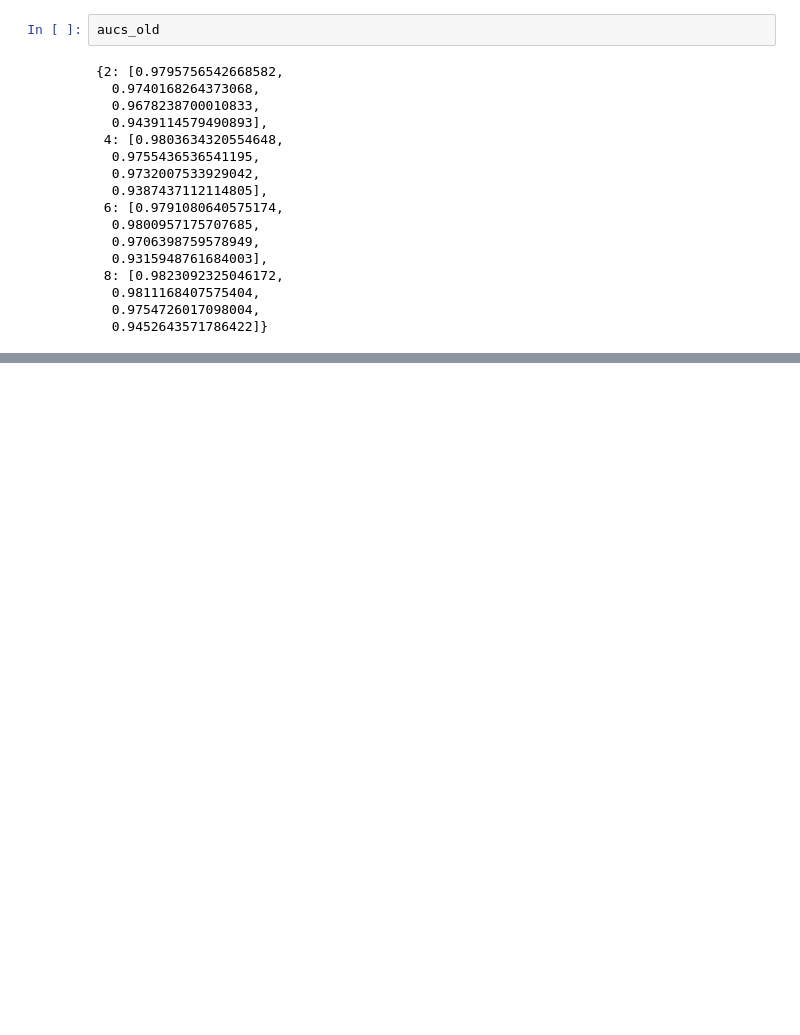
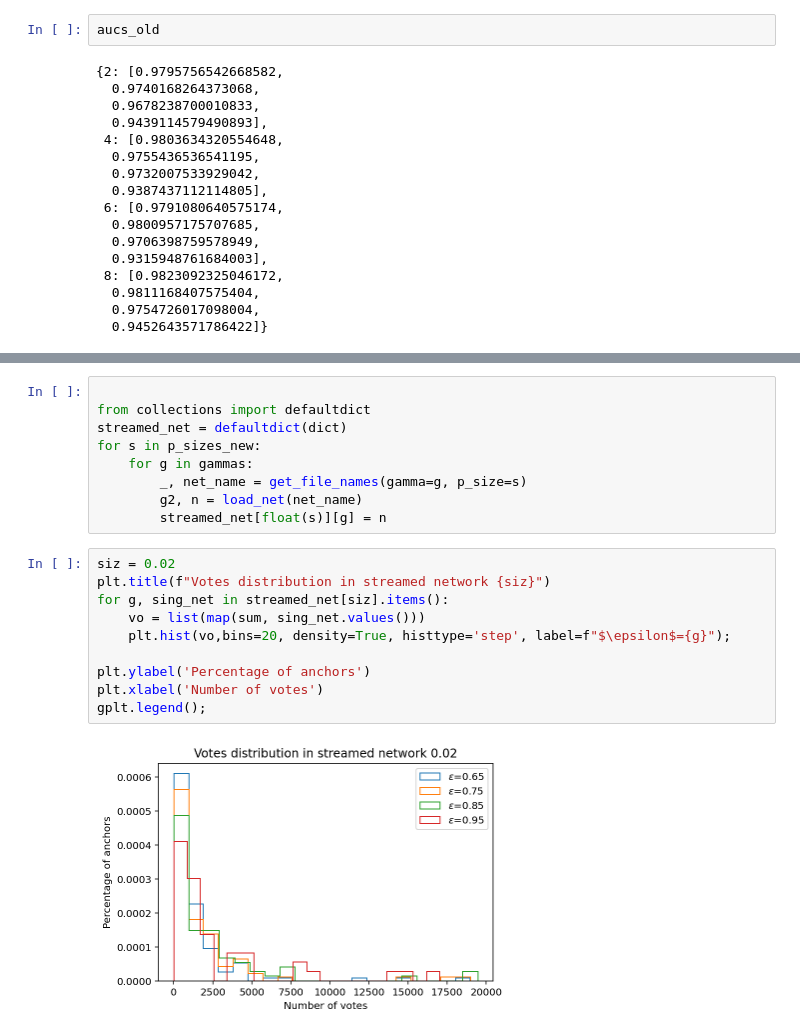
Before and after one commit to jrybicki-jsc/smms, a Jupyter notebook: graphla/newcluster_results.ipynb, the cells around one changed output, grey strips where cells are left out. Drawn from its saved outputs; the diff is of its cells as text; blank space fills up the shorter version.

```diff
--- a/graphla/newcluster_results.ipynb
+++ b/graphla/newcluster_results.ipynb
@@ -539,0 +490,21 @@ dic_s
+# %%
+
+from collections import defaultdict
+streamed_net = defaultdict(dict)
+for s in p_sizes_new:
+    for g in gammas:
+        _, net_name = get_file_names(gamma=g, p_size=s)
+        g2, n = load_net(net_name)
+        streamed_net[float(s)][g] = n
+# %%
+siz = 0.02
+plt.title(f"Votes distribution in streamed network {siz}")
+for g, sing_net in streamed_net[siz].items():
+    vo = list(map(sum, sing_net.values()))
+    plt.hist(vo,bins=20, density=True, histtype='step', label=f"$\epsilon$={g}");
+
+plt.ylabel('Percentage of anchors')
+plt.xlabel('Number of votes')
+gplt.legend();
+# %% [output]
+[figure, added]
```
Also changed, not shown: parts of 37 cells of this notebook.
